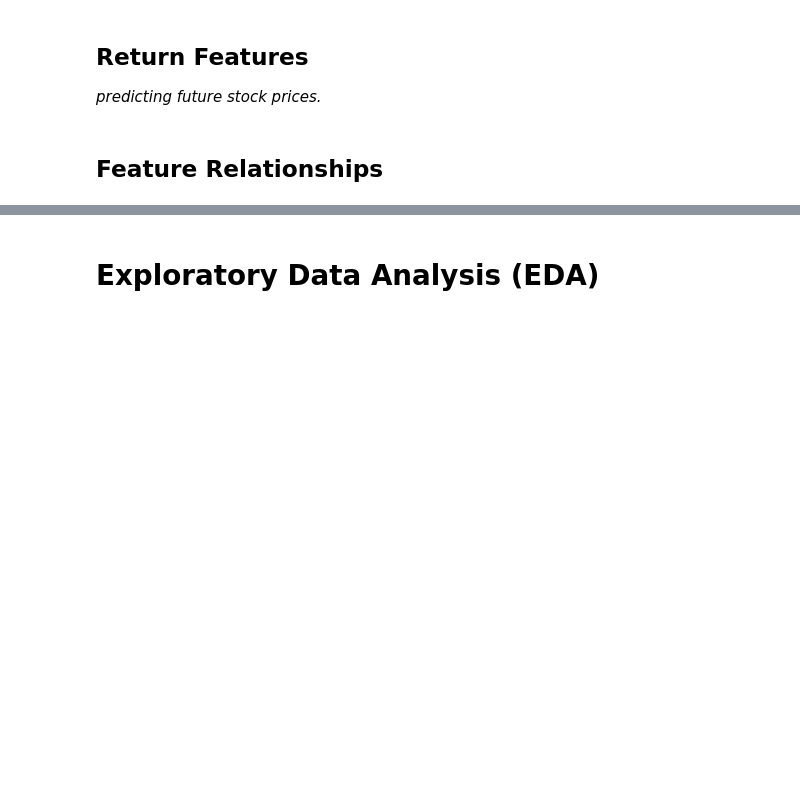
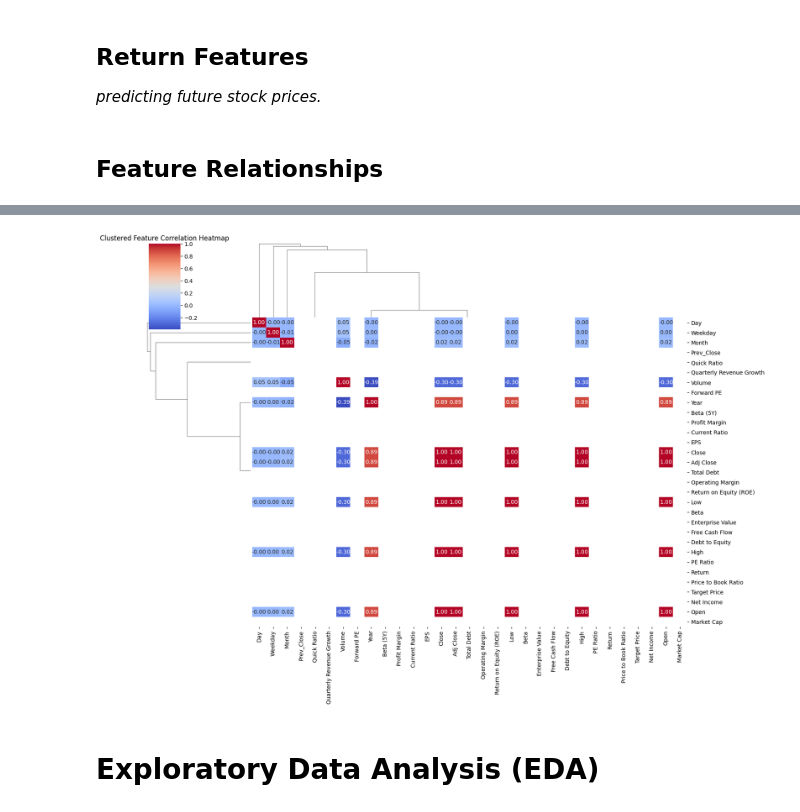
Before and after one commit to madhan96p/FAANG, a Jupyter notebook: Amazon.ipynb, the cells around one changed output, grey strips where cells are left out. Drawn from its saved outputs; the diff is of its cells as text; code cells hidden in the pictures; blank space fills up the shorter version.

```diff
--- a/Amazon.ipynb
+++ b/Amazon.ipynb
@@ -161,3 +169,36 @@ plt.show()
+# %%
+from scipy.cluster.hierarchy import linkage, dendrogram
+from scipy.spatial.distance import squareform
+import seaborn as sns
+import matplotlib.pyplot as plt
+
+# Convert correlation matrix to distance matrix
+distance_matrix = 1 - correlation_matrix.abs()
+
+# Fill NaN values with 0
+distance_matrix = distance_matrix.fillna(0)
+
+# Convert distance matrix to condensed form
+condensed_dist_matrix = squareform(distance_matrix)
+
+# Compute linkage matrix
+linkage_matrix = linkage(condensed_dist_matrix, method='ward')
+
+# Plot clustered heatmap
+sns.clustermap(
+    correlation_matrix,
+    cmap="coolwarm",
+    annot=True,
+    fmt=".2f",
+    figsize=(16, 12),
+    row_linkage=linkage_matrix,
+    col_linkage=linkage_matrix,
+)
+
+plt.title("Clustered Feature Correlation Heatmap")
+plt.show()
+# %% [output]
+[figure, added]
 # %% [markdown]
 # Exploratory Data Analysis (EDA)
 # %%
```
Also changed, not shown: parts of 2 cells of this notebook.
